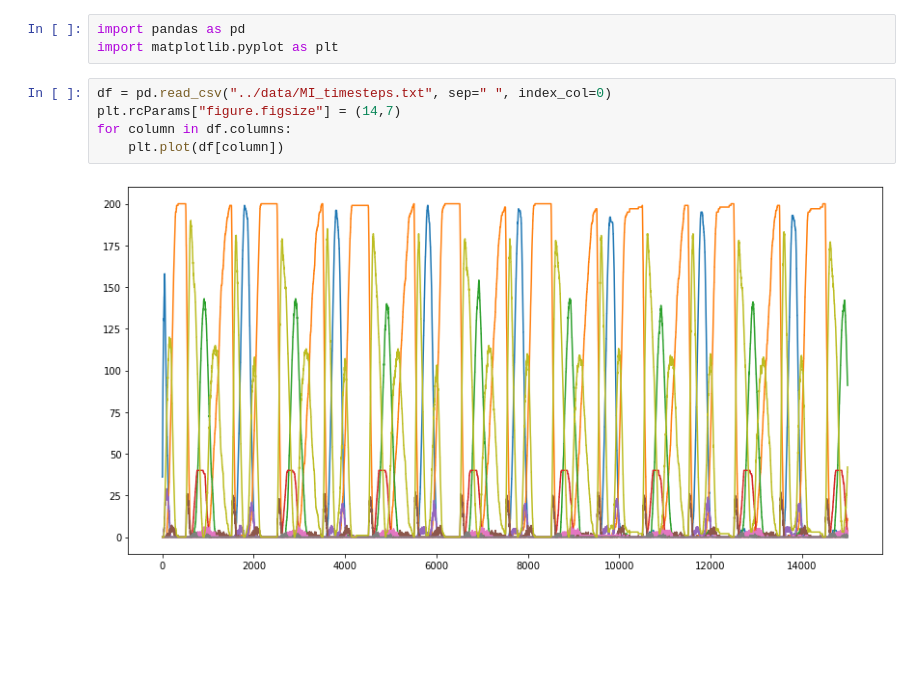
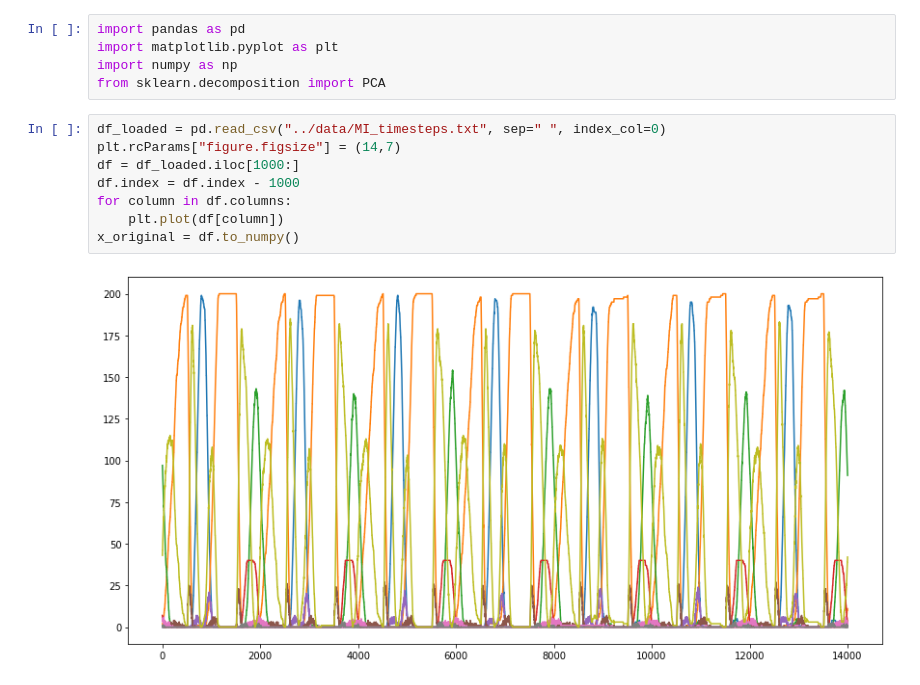
Before and after one commit to AlexPasqua/MLCMS-exercises, a Jupyter notebook: EX5/src/task5.ipynb, the cells around one changed output. Drawn from its saved outputs; the diff is of its cells as text; blank space fills up the shorter version.

```diff
--- a/EX5/src/task5.ipynb
+++ b/EX5/src/task5.ipynb
@@ -1,10 +1,15 @@
 # %%
 import pandas as pd
 import matplotlib.pyplot as plt
+import numpy as np
+from sklearn.decomposition import PCA
 # %%
-df = pd.read_csv("../data/MI_timesteps.txt", sep=" ", index_col=0)
+df_loaded = pd.read_csv("../data/MI_timesteps.txt", sep=" ", index_col=0)
 plt.rcParams["figure.figsize"] = (14,7)
+df = df_loaded.iloc[1000:]
+df.index = df.index - 1000
 for column in df.columns:
     plt.plot(df[column])
+x_original = df.to_numpy()
 # %% [output]
-[figure, old version]
+[figure, new version]
```
Also changed, not shown: parts of 16 cells of this notebook, 3 other files.
